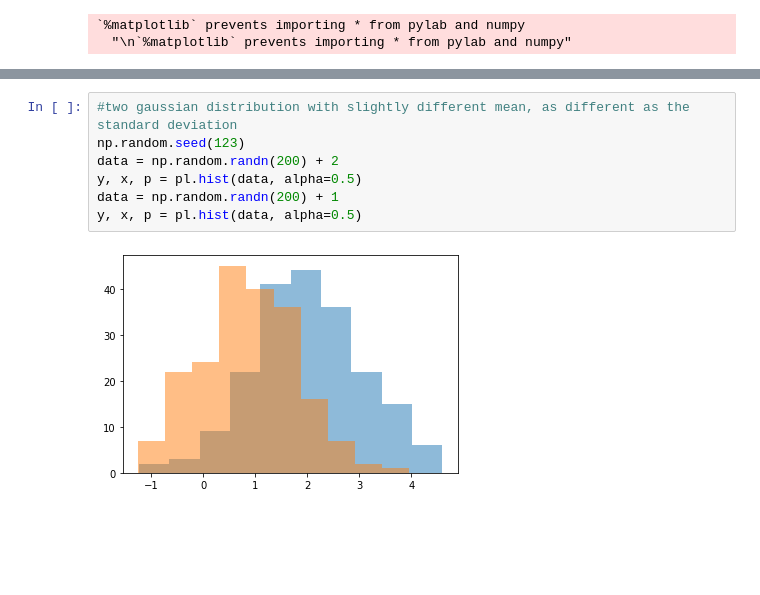
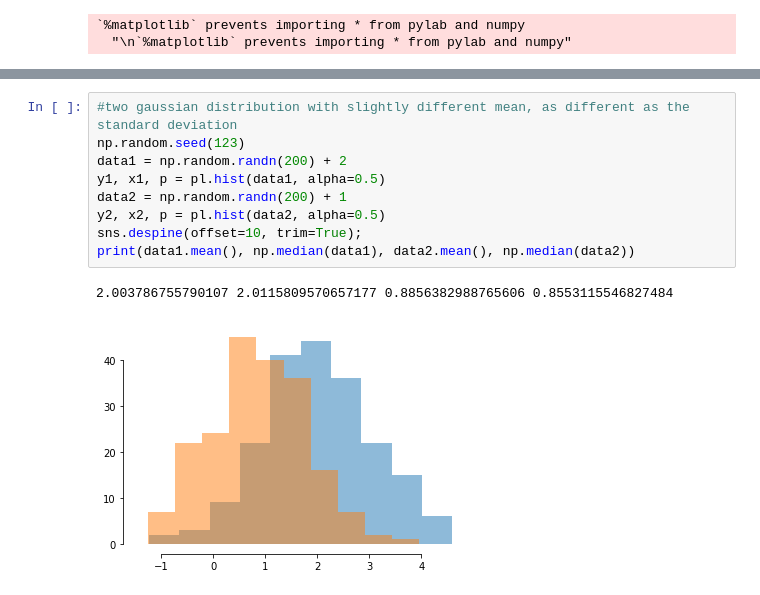
Before and after one commit to fedhere/PUS2020_FBianco, a Jupyter notebook: nbsforslides/distributions.ipynb, the cells around one changed output, grey strips where cells are left out. Saved outputs shown, nothing was run; the diff lists cells and outputs as text; blank space fills up the shorter version.

```diff
--- a/nbsforslides/distributions.ipynb
+++ b/nbsforslides/distributions.ipynb
@@ -64,9 +64,12 @@ sns.despine(offset=10, trim=True);
 # %%
 #two gaussian distribution with slightly different mean, as different as the standard deviation
 np.random.seed(123)
-data = np.random.randn(200) + 2
-y, x, p = pl.hist(data, alpha=0.5)
-data = np.random.randn(200) + 1
-y, x, p = pl.hist(data, alpha=0.5)
+data1 = np.random.randn(200) + 2
+y1, x1, p = pl.hist(data1, alpha=0.5)
+data2 = np.random.randn(200) + 1
+y2, x2, p = pl.hist(data2, alpha=0.5)
+sns.despine(offset=10, trim=True);
+print(data1.mean(), np.median(data1), data2.mean(), np.median(data2))
 # %% [output]
+2.003786755790107 2.0115809570657177 0.8856382988765606 0.8553115546827484
-[figure, old version]
+[figure, new version]
```
Also changed, not shown: parts of 14 cells of this notebook.
